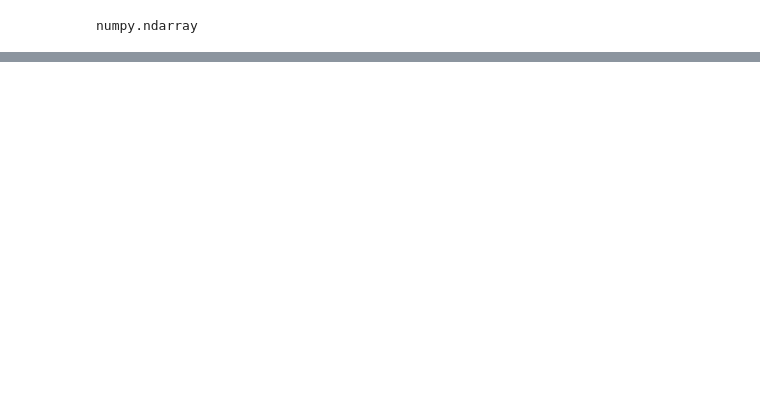
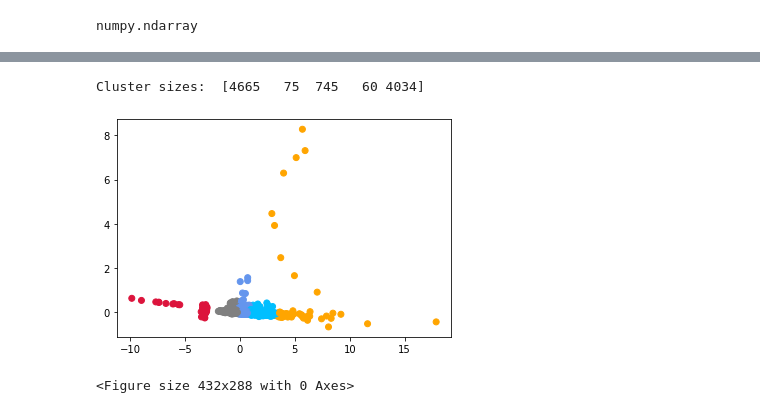
Before and after one commit to annie-lyu/word-embedding, a Jupyter notebook: doc2vec_(with_pretrained_word_embeddings)_lowercase.ipynb, the cells around one changed output, grey strips where cells are left out. Drawn from its saved outputs; the diff is of its cells as text; code cells hidden in the pictures; blank space fills up the shorter version.

```diff
--- a/doc2vec_(with_pretrained_word_embeddings)_lowercase.ipynb
+++ b/doc2vec_(with_pretrained_word_embeddings)_lowercase.ipynb
@@ -349,24 +386,24 @@ Cluster sizes:  [2560 2048    4  901   25    7   10 3298  523  176]
 # %%
 ##clustering with ntkl packages
-distance_mat = kmeans_model.fit_transform(normalized)
+distance_mat10 = kmeans_model10.fit_transform(normalized)
 type(distance_mat)
 # %% [output]
 numpy.ndarray
 # %%
 for i in range(10):
-  if counts[i] > 10:
-    ind = np.argsort(distance_mat[:,i])[0:9]
+  if counts10[i] > 10:
+    ind = np.argsort(distance_mat10[:,i])[0:9]
     w = [model_6k_cor.wv.index2word[j] for j in ind]
     print("Top 10 words for cluster", i, ":", w)
-    if counts[i] * 0.1 > 20:
-        ind20 = np.argsort(distance_mat[:,i])[0:19]
+    if counts10[i] * 0.1 > 20:
+        ind20 = np.argsort(distance_mat10[:,i])[0:19]
         w20 = [model_6k_cor.wv.index2word[k] for k in ind20]
         print("Top 20 words for cluster", i, ":", w20)
-        if counts[i] *0.1 > 25:
-            ind25 = np.argsort(distance_mat[:,i])[0:24]
+        if counts10[i] *0.1 > 25:
+            ind25 = np.argsort(distance_mat10[:,i])[0:24]
             w25 = [model_6k_cor.wv.index2word[l] for l in ind25]
             print("Top 25 words for cluster", i, ":", w25)
   else:
-    w0 = [model_6k_cor.wv.index2word[m] for m in range(len(labels)-1) if labels[m] ==i]
+    w0 = [model_6k_cor.wv.index2word[m] for m in range(len(label10)) if label10[m] ==i]
     print("words in cluster", i, ":", w0)
 # %% [output]
@@ -392,0 +430,27 @@ Top 10 words for cluster 9 : ['andy', 'misogyny', 'rather', 'heat', 'fourth', 'i
+# %%
+kmeans_model5 = KMeans(n_clusters=5, init='k-means++', max_iter=100)
+X5 = kmeans_model5.fit(normalized)
+labels5=kmeans_model5.labels_.tolist()
+l5 = kmeans_model5.fit_predict(normalized)
+pca = PCA(n_components=2).fit(normalized)
+datapoint = pca.transform(normalized)
+
+counts5 = np.bincount(labels5)
+print("Cluster sizes: ",counts5)
+# %% [output]
+Cluster sizes:  [4665   75  745   60 4034]
+# %%
+%matplotlib inline
+plt.figure
+label1 = ["gray", "orange", "deepskyblue", "crimson", "cornflowerblue",
+          "mediumseagreen", "gold", "salmon", "palegreen", "mediumslateblue"]
+color5 = [label1[i] for i in labels5]
+plt.scatter(datapoint[:, 0], datapoint[:, 1], c=color5)
+centroids5 = kmeans_model5.cluster_centers_
+centroidpoint5 = pca.transform(centroids5)
+#plt.scatter(centroidpoint[:, 0], centroidpoint[:, 1], marker="^", s=150, c="#000000")
+plt.show()
+plt.savefig('/content/drive/My Drive/test/reddit word cluster 5.png')
+# %% [output]
+[figure, added]
+<Figure size 432x288 with 0 Axes>
```
Also changed, not shown: parts of 10 cells of this notebook.
